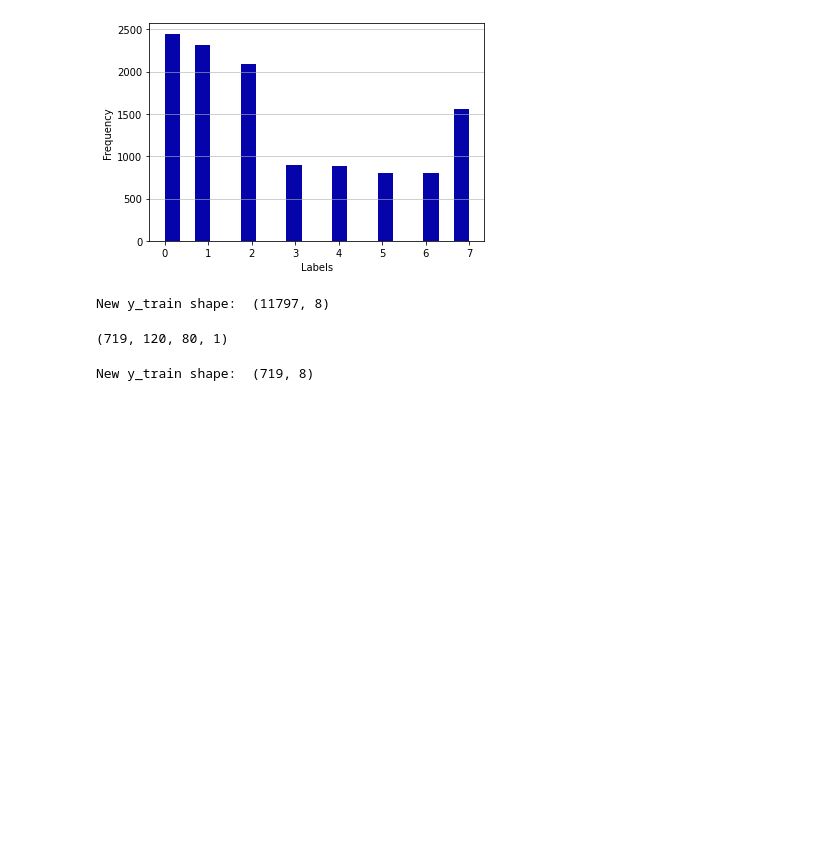
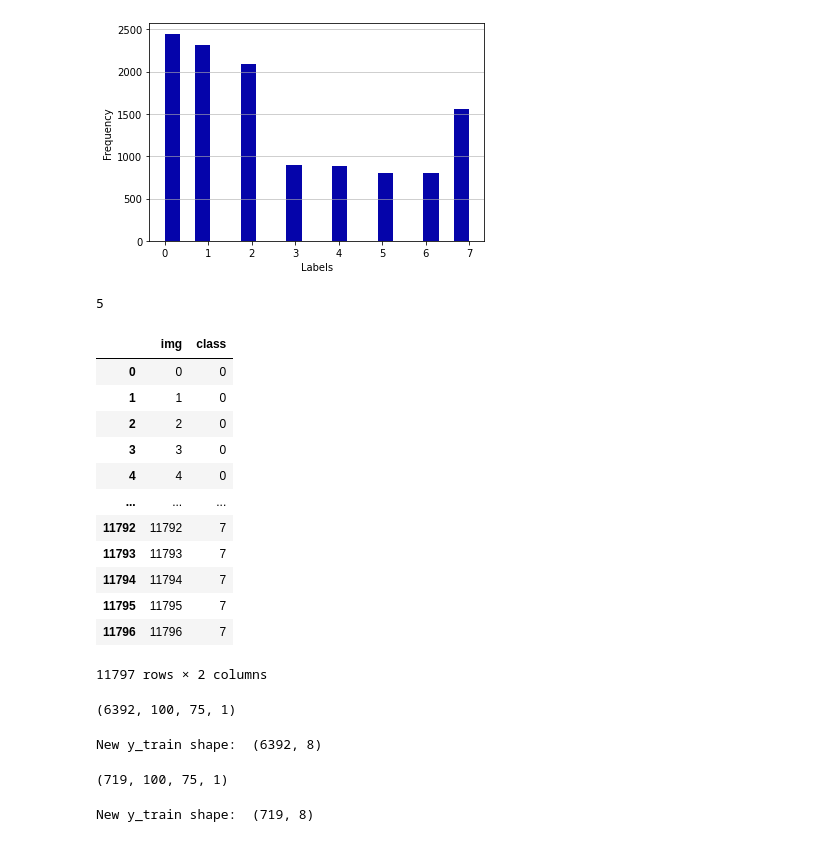
Before and after one commit to wamikamalik/CS3244-Group-8-Project-2, a Jupyter notebook: face extraction.ipynb, the cells around one changed output. Drawn from its saved outputs; the diff is of its cells as text; code cells hidden in the pictures; blank space fills up the shorter version.

```diff
--- a/face extraction.ipynb
+++ b/face extraction.ipynb
@@ -285,14 +292,16 @@ Y_train_resized = []
 i = 0
 for x in X_train:
     if len(x)!=0 and len(x[0])!=0:
-        img = cv2.resize(x, (80, 120))
-        img_blur = cv2.GaussianBlur(img, (3,3), 0)
-        edges = cv2.Canny(image=img_blur, threshold1=100, threshold2=200)
-        edges = np.asarray(edges)
-        edges = edges.reshape(120, 80, 1)
-        X_train_resized.append(edges)
+        img = cv2.resize(x, (75, 100))
+        img = cv2.cvtColor(img, cv2.COLOR_RGB2GRAY)
+        # img_blur = cv2.GaussianBlur(img, (3,3), 0)
+        # edges = cv2.Canny(image=img_blur, threshold1=100, threshold2=200)
+        # edges = np.asarray(edges)
+        # edges = edges.reshape(120, 80, 1)
+        X_train_resized.append(img/255.0)
         Y_train_resized.append(Y_train[i])
     i+=1
 X_train_resized = np.asarray(X_train_resized)
+X_train_resized = X_train_resized.reshape(-1, 100, 75, 1)
 X_train_resized.shape
 # %% [output]
@@ -313,29 +315,72 @@ plt.ylabel('Frequency')
 # %% [output]
 Text(0, 0.5, 'Frequency')
 [figure]
+# %%
+counts = []
+for i in range(0, 8):
+    counts.append(Y_train_resized.count(i))
+np.argmin(counts)
+# %% [output]
+5
+# %%
+df_resized_train = pd.DataFrame({"img": range(11797), "class": Y_train_resized})
+df_resized_train
+# %% [output]
+|  | img | class |
+| 0 | 0 | 0 |
+| 1 | 1 | 0 |
+| 2 | 2 | 0 |
+| 3 | 3 | 0 |
+| 4 | 4 | 0 |
+| ... | ... | ... |
+| 11792 | 11792 | 7 |
+| 11793 | 11793 | 7 |
+| 11794 | 11794 | 7 |
+| 11795 | 11795 | 7 |
+| 11796 | 11796 | 7 |
+11797 rows × 2 columns
+# %%
+from sklearn.utils import resample
+X_train_sampled = []
+Y_train_sampled = []
+for c in range(0, 8):
+    to_sample = df_resized_train[df_resized_train['class'] == c]
+    downsample = resample(to_sample,
+             replace=True,
+             n_samples=counts[5],
+             random_state=42)
+    for index, val in downsample['img'].items():
+        X_train_sampled.append(X_train_resized[val])
+        Y_train_sampled.append(c)
+X_train_sampled = np.asarray(X_train_sampled)
+X_train_sampled.shape
+# %% [output]
+(6392, 100, 75, 1)
 # %%
-Y_train_resized = np_utils.to_categorical(Y_train_resized, 8)
-print('New y_train shape: ', Y_train_resized.shape)
+Y_train_sampled = np_utils.to_categorical(Y_train_sampled, 8)
+print('New y_train shape: ', Y_train_sampled.shape)
 # %% [output]
-New y_train shape:  (11797, 8)
+New y_train shape:  (6392, 8)
 # %%
 X_val_resized = []
 Y_val_resized = []
 i = 0
 for x in X_val:
     if len(x)!=0 and len(x[0])!=0:
-        img = cv2.resize(x, (80, 120))
-        img_blur = cv2.GaussianBlur(img, (3,3), 0)
-        edges = cv2.Canny(image=img_blur, threshold1=100, threshold2=200)
-        edges = np.asarray(edges)
-        edges = edges.reshape(120, 80, 1)
-        X_val_resized.append(edges)
+        img = cv2.resize(x, (75, 100))
+        img = cv2.cvtColor(img, cv2.COLOR_RGB2GRAY)
+        # img_blur = cv2.GaussianBlur(img, (3,3), 0)
+        # edges = cv2.Canny(image=img_blur, threshold1=100, threshold2=200)
+        # edges = np.asarray(edges)
+        # edges = edges.reshape(120, 80, 1)
+        X_val_resized.append(img/255)
         Y_val_resized.append(Y_train[i])
     i+=1
 X_val_resized = np.asarray(X_val_resized)
+X_val_resized = X_val_resized.reshape(-1, 100, 75, 1)
 X_val_resized.shape
 # %% [output]
-(719, 120, 80, 1)
+(719, 100, 75, 1)
 # %%
 Y_val_resized = np_utils.to_categorical(Y_val_resized, 8)
 print('New y_train shape: ', Y_val_resized.shape)
```
Also changed, not shown: parts of 16 cells of this notebook.
